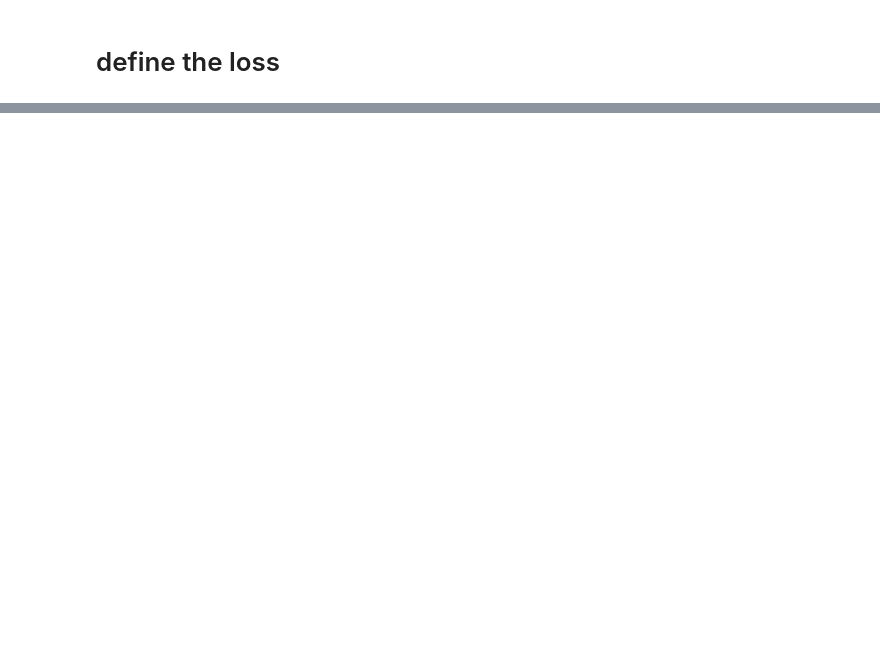
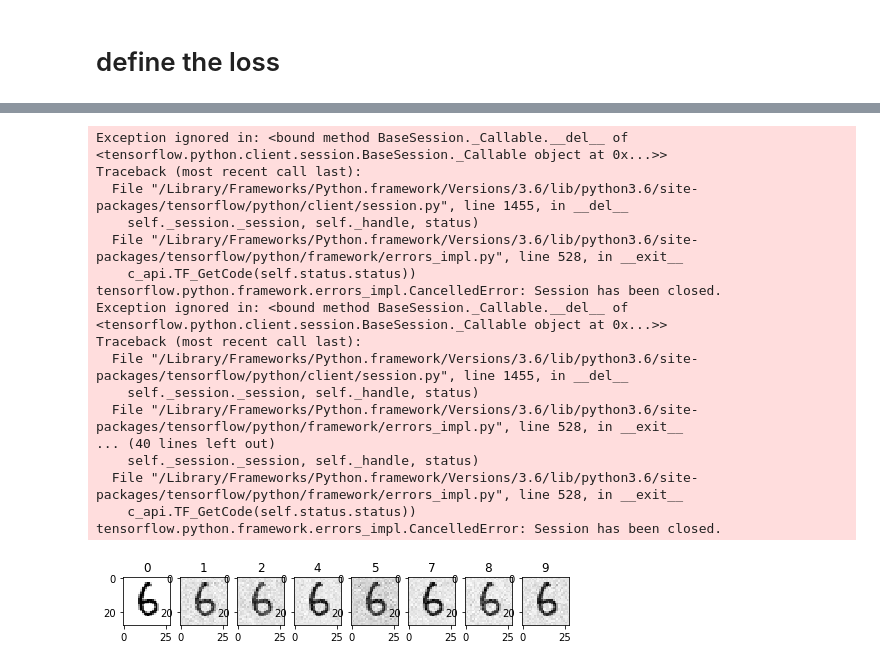
Before and after one commit to zetongqi/attacking_neural_networks, a Jupyter notebook: CW_attack.ipynb, the cells around one changed output, grey strips where cells are left out. Saved outputs shown, nothing was run; the diff lists cells and outputs as text; code cells hidden in the pictures; blank space fills up the shorter version.

```diff
--- a/CW_attack.ipynb
+++ b/CW_attack.ipynb
@@ -64,0 +134,22 @@ with tf.Session() as sess:
+# %%
+x = load_image('/Users/zetong/mnist_png/testing/6/21.png')
+attack(model, x)
+# %% [output]
+Exception ignored in: <bound method BaseSession._Callable.__del__ of <tensorflow.python.client.session.BaseSession._Callable object at 0x...>>
+Traceback (most recent call last):
+  File "/Library/Frameworks/Python.framework/Versions/3.6/lib/python3.6/site-packages/tensorflow/python/client/session.py", line 1455, in __del__
+    self._session._session, self._handle, status)
+  File "/Library/Frameworks/Python.framework/Versions/3.6/lib/python3.6/site-packages/tensorflow/python/framework/errors_impl.py", line 528, in __exit__
+    c_api.TF_GetCode(self.status.status))
+tensorflow.python.framework.errors_impl.CancelledError: Session has been closed.
+Exception ignored in: <bound method BaseSession._Callable.__del__ of <tensorflow.python.client.session.BaseSession._Callable object at 0x...>>
+Traceback (most recent call last):
+  File "/Library/Frameworks/Python.framework/Versions/3.6/lib/python3.6/site-packages/tensorflow/python/client/session.py", line 1455, in __del__
+    self._session._session, self._handle, status)
+  File "/Library/Frameworks/Python.framework/Versions/3.6/lib/python3.6/site-packages/tensorflow/python/framework/errors_impl.py", line 528, in __exit__
+... (40 lines left out)
+    self._session._session, self._handle, status)
+  File "/Library/Frameworks/Python.framework/Versions/3.6/lib/python3.6/site-packages/tensorflow/python/framework/errors_impl.py", line 528, in __exit__
+    c_api.TF_GetCode(self.status.status))
+tensorflow.python.framework.errors_impl.CancelledError: Session has been closed.
+[figure, added]
```
Also changed, not shown: parts of 4 cells of this notebook.
